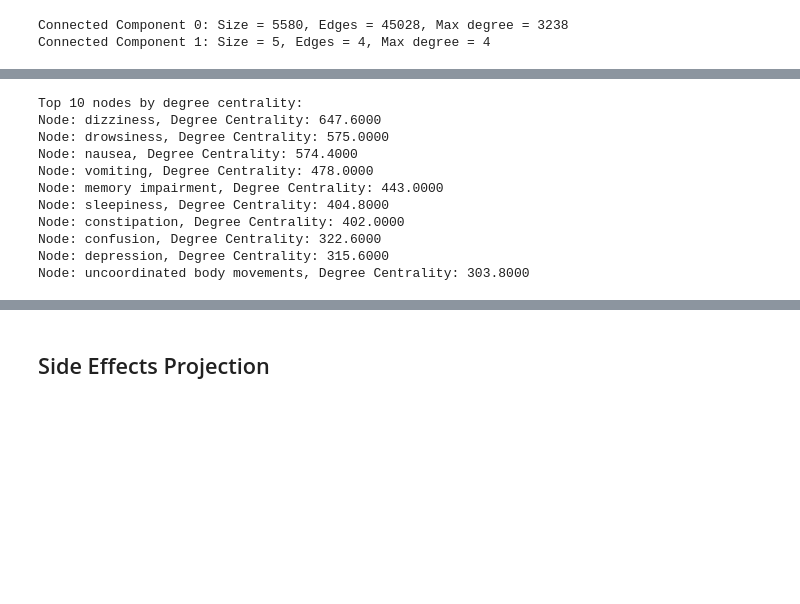
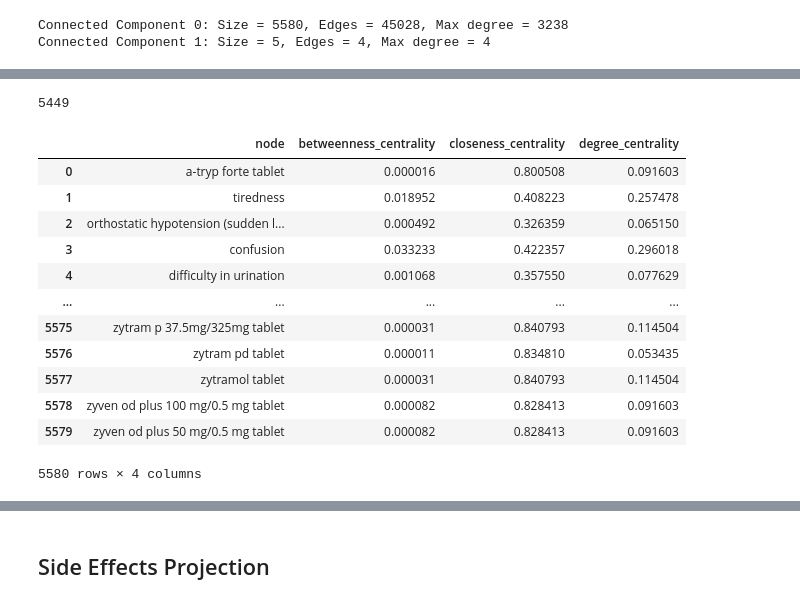
Before and after one commit to MylenaRoberta/medications-and-side-effects-networks, a Jupyter notebook: notebooks/03_initial-network-analysis.ipynb, the cells around one changed output, grey strips where cells are left out. Drawn from its saved outputs; the diff is of its cells as text; code cells hidden in the pictures; blank space fills up the shorter version.

```diff
--- a/notebooks/03_initial-network-analysis.ipynb
+++ b/notebooks/03_initial-network-analysis.ipynb
@@ -196,32 +149,0 @@ Node: barbinol 60mg tablet, Closeness Centrality: 0.9888
-# %%
-degree_centraty = nx.bipartite.degree_centrality(bipartite_graph, largest_cc)
-top_degree = sorted(degree_centraty.items(), key=lambda x: x[1], reverse=True)[:10]
-print("Top 10 nodes by degree centrality:")
-for node, centrality in top_degree:
-    print(f"Node: {node}, Degree Centrality: {centrality:.4f}")
-# %% [output]
-Top 10 nodes by degree centrality:
-Node: dizziness, Degree Centrality: 647.6000
-Node: drowsiness, Degree Centrality: 575.0000
-Node: nausea, Degree Centrality: 574.4000
-Node: vomiting, Degree Centrality: 478.0000
-Node: memory impairment, Degree Centrality: 443.0000
-Node: sleepiness, Degree Centrality: 404.8000
-Node: constipation, Degree Centrality: 402.0000
-Node: confusion, Degree Centrality: 322.6000
-Node: depression, Degree Centrality: 315.6000
-Node: uncoordinated body movements, Degree Centrality: 303.8000
-# %%
-# Create a parallel bipartite graph from the original bipartite graph
-parallel_bipartite_graph = nxp.ParallelGraph(bipartite_graph)
-
-# Average clustering coefficient
-avg_clustering_parallel = nx.average_clustering(parallel_bipartite_graph, backend="parallel")
-print(f"Average clustering coefficient (parallel): {avg_clustering_parallel}")
-
-# Betweenness centrality
-betweenness_parallel = nxp.betweenness_centrality(parallel_bipartite_graph)
-top_betweenness_parallel = sorted(betweenness_parallel.items(), key=lambda x: x[1], reverse=True)[:5]
-print("Top 5 nodes by betweenness centrality (parallel):")
-for node, centrality in top_betweenness_parallel:
-    print(f"Node: {node}, Betweenness Centrality: {centrality:.4f}")
@@ -237,0 +150,32 @@ for u, v, coeff in top_jaccard:
+# %%
+top_nodes, bottom_nodes = nx.bipartite.sets(largest_cc)
+len(top_nodes)
+# %% [output]
+5449
+# %%
+betweenness_centraty = nx.bipartite.betweenness_centrality(largest_cc, nodes=bottom_nodes)
+closeness_centraty = nx.bipartite.closeness_centrality(largest_cc, nodes=bottom_nodes)
+degree_centraty = nx.bipartite.degree_centrality(largest_cc, nodes=bottom_nodes)
+# %%
+# create a dataframe to store the centrality measures for nodes in the largest connected component
+centrality_df = pd.DataFrame({
+    'node': list(largest_cc.nodes()),
+    'betweenness_centrality': [betweenness_centraty[node] for node in largest_cc.nodes()],
+    'closeness_centrality': [closeness_centraty[node] for node in largest_cc.nodes()],
+    'degree_centrality': [degree_centraty[node] for node in largest_cc.nodes()]
+})
+centrality_df
+# %% [output]
+|  | node | betweenness_centrality | closeness_centrality | degree_centrality |
+| 0 | a-tryp forte tablet | 0.000016 | 0.800508 | 0.091603 |
+| 1 | tiredness | 0.018952 | 0.408223 | 0.257478 |
+| 2 | orthostatic hypotension (sudden l... | 0.000492 | 0.326359 | 0.065150 |
+| 3 | confusion | 0.033233 | 0.422357 | 0.296018 |
+| 4 | difficulty in urination | 0.001068 | 0.357550 | 0.077629 |
+| ... | ... | ... | ... | ... |
+| 5575 | zytram p 37.5mg/325mg tablet | 0.000031 | 0.840793 | 0.114504 |
+| 5576 | zytram pd tablet | 0.000011 | 0.834810 | 0.053435 |
+| 5577 | zytramol tablet | 0.000031 | 0.840793 | 0.114504 |
+| 5578 | zyven od plus 100 mg/0.5 mg tablet | 0.000082 | 0.828413 | 0.091603 |
+| 5579 | zyven od plus 50 mg/0.5 mg tablet | 0.000082 | 0.828413 | 0.091603 |
+5580 rows × 4 columns
```
Also changed, not shown: parts of 18 cells of this notebook, 1 other file.
